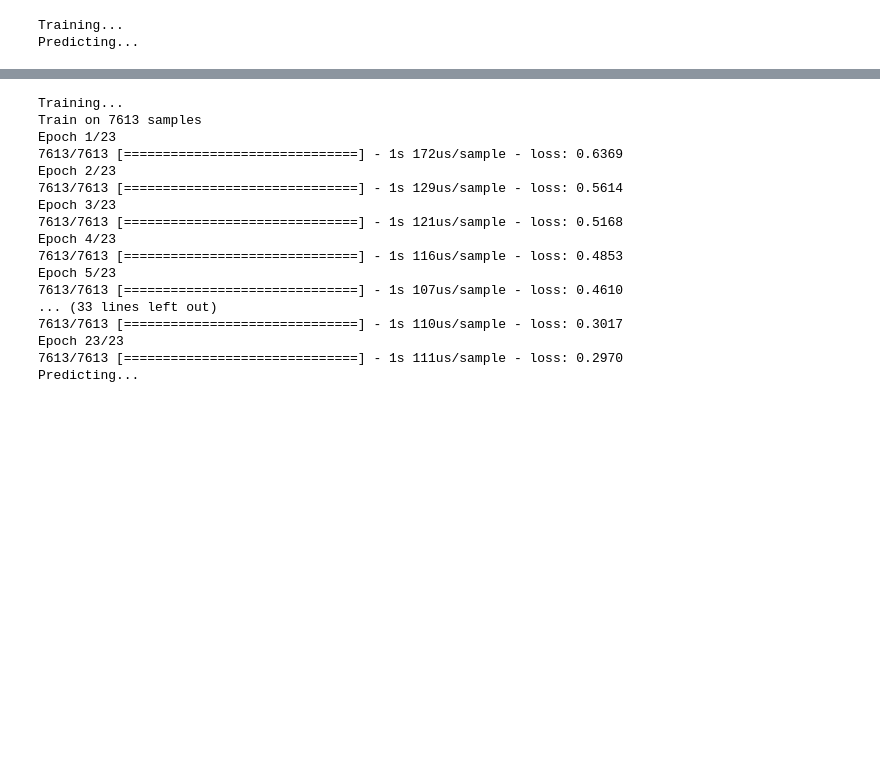
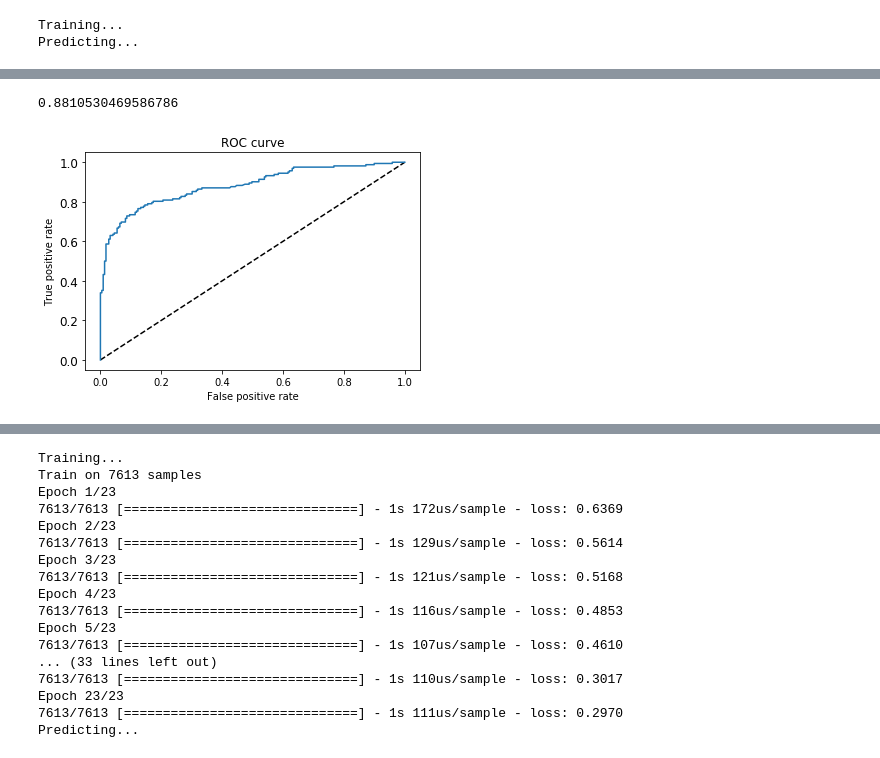
Before and after one commit to SeanScripts/nlp-getting-started, a Jupyter notebook: NLP_Getting_Started.ipynb, the cells around one changed output, grey strips where cells are left out. Drawn from its saved outputs; the diff is of its cells as text; code cells hidden in the pictures; blank space fills up the shorter version.

```diff
--- a/NLP_Getting_Started.ipynb
+++ b/NLP_Getting_Started.ipynb
@@ -912,0 +717,19 @@ submission.to_csv('submission_rf_prep.csv', index=False)
+# %%
+# Train again and make an ROC curve. Use 20% training data to get a better estimate
+np.random.seed(1)
+_, test = train_test_split(dftrain_minimal_noprep, test_size=0.05)
+test_x = np.array(test.drop('_target', axis=1))
+test_y = np.array(test['_target'])
+preds = nn_test.predict(test_x)
+fpr, tpr, _ = roc_curve(y_true=test_y, y_score=preds)
+plt.figure(1)
+plt.plot([0, 1], [0, 1], 'k--')
+plt.plot(fpr, tpr)
+plt.xlabel('False positive rate')
+plt.ylabel('True positive rate')
+plt.title('ROC curve')
+auc = roc_auc_score(y_true=test_y, y_score=preds)
+auc
+# %% [output]
+0.8810530469586786
+[figure, added]
```
Also changed, not shown: parts of 69 cells of this notebook, 6 other files.
